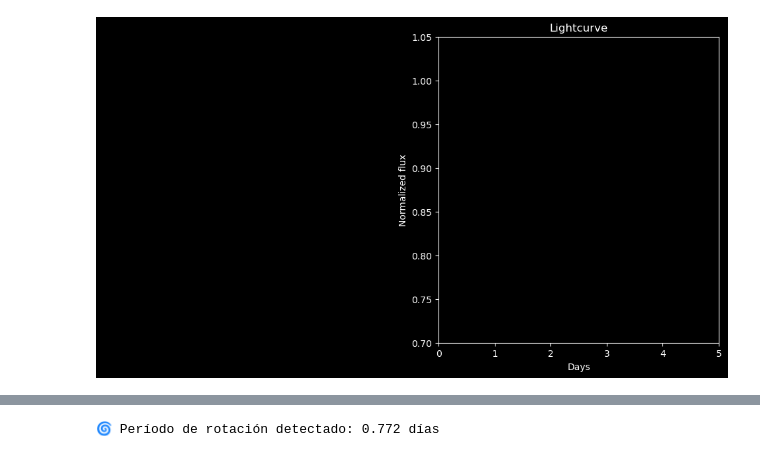
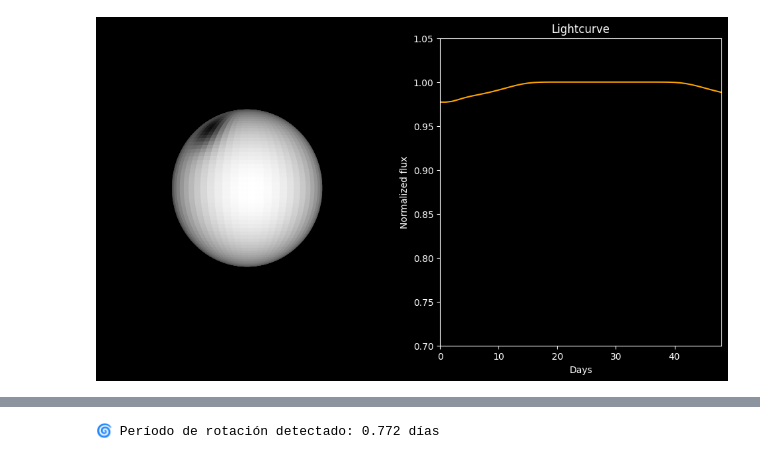
Before and after one commit to Ruben94astro/Tesis, a Jupyter notebook: Function_mod_original.ipynb, the cells around one changed output, grey strips where cells are left out. Drawn from its saved outputs; the diff is of its cells as text; code cells hidden in the pictures.

```diff
--- a/Function_mod_original.ipynb
+++ b/Function_mod_original.ipynb
@@ -11,10 +11,12 @@ from matplotlib import animation
 from sklearn.preprocessing import normalize
 import astropy.units as u
 
+
 # Stellar parameters
 r = 1* u.R_sun
-res = 200
+res = 60
 constant = 0.8  # limb darkening coefficient
+rotation_period = 1* u.day
 
 #creating angles
 theta = np.linspace(0, 2*np.pi, res)
@@ -31,28 +33,24 @@ z = r * np.cos(phi_mesh)
 gray_texture = np.ones((res, res))  # intensidad 1 = blanco
 
 # parameters position of the spot
-spot_theta_deg = 0#------>Longitude
-spot_phi_deg = 45#------>Latitude
+spot_theta_deg = 0 #------>Longitude
+spot_phi_deg = 40 #------>Latitude
 spot_radius_deg = 25
 
-#Parameter of differential rotation
-omega_eq =   2.9*np.pi   # angular velocity in equator
-delta_omega = 0.5 * np.pi  # Difference between equator and pole
-
 #parameters of how many days periods
-observing_baseline_days = 5 * u.day#----> Observation time
+observing_baseline_days = 1 * u.day#----> Observation time
 cadence_time = 30 * u.minute#----> Cadence
 
 # frames
 total_frames = (observing_baseline_days / cadence_time).decompose().value
-total_frames = int(total_frames)  # Redondear a entero si es necesario
+total_frames = int(total_frames)
 
-
+#Parameter of differential rotation
+relative_shear_coeff = 0.2
 
 # convertion function
 def convertion_radians(degree):
     return np.deg2rad(degree)
-
 
 spot_phi_rad = convertion_radians(spot_phi_deg)
 spot_radius_rad = convertion_radians(spot_radius_deg)
@@ -60,7 +58,7 @@ spot_theta_rad = convertion_radians(spot_theta_deg)
 
 # Point of view of the sphere
 
-elev = 30
+elev = 0
 azim = 0
 
 elev_rad = convertion_radians(elev)
@@ -81,36 +79,22 @@ def limbdarkening(u):
 lineal_darkening = limbdarkening(constant)
 gray_texture *= lineal_darkening
 
-#movement function
-# def get_spot_theta_rad(initial_deg, angular_velocity, frame, total_frames):
-#     initial_rad = np.deg2rad(initial_deg)
-#     delta_theta = angular_velocity * np.pi * frame / total_frames
-#     return initial_rad + delta_theta
 
-def spot_theta(days,initial_rad, spot_phi_rad, omega_eq, delta_omega, total_frames):
+def spot_theta(rotation_period, spot_colatitude, relative_shear, total_frames):
     """
-    Initial position of the spots.
-
     Parameters:
-    - initial_deg: initial position of spot.
-    - spot_phi_rad: latitud of spot(radians)
-    - omega_eq: angular velocity.
-    - delta_omega: difference between velocity in pole and equator.
-    - frame: actual frame.
+    - rotation_period: rotation period of the sta
+    - initial_latitude: latitud of spot(radians)
     - total_frames:.
     Returns:
     - theta in radians.
     """
-    delta_t = days / total_frames
-    time = frame * delta_t
-    #Period will be depends on two peaks of observation
-    # differential rotation
+    latitude = np.pi / 2 - spot_colatitude #------->the spehre latitude is from 0  to 2pi, so in equator the colatitude will be pi?2
+    angular_vel_equa= 2*np.pi*u.rad/rotation_period
+    angular_velocity = angular_vel_equa*(1-relative_shear*np.sin(latitude)**2)
+    return angular_velocity
 
-    omega_phi = omega_eq - delta_omega * np.sin(spot_phi_rad)**2
-    delta_theta = omega_phi * time
-
-    return initial_rad + delta_theta
-
+angular_velocity = spot_theta(rotation_period, spot_phi_rad, relative_shear_coeff, total_frames)
 
 
 def flux_plot(flux):
@@ -130,11 +114,11 @@ def spot_mask(theta_mesh, spot_theta_rad,phi_mesh,spot_phi_rad):
     '''function for creating spot mask, that could change the size and shape of the spot
     using a gaussian function
     '''
-    delta_theta = np.arccos(np.cos(theta_mesh - spot_theta_rad))
+    delta_theta = np.arccos(np.cos(theta_mesh - spot_theta_rad.value))
     delta_phi = np.abs(phi_mesh - spot_phi_rad)
     distance_squared = delta_theta**2 + delta_phi**2
     sigma_squared = (spot_radius_rad / 2)**2
-    return np.exp(-distance_squared / (2 * sigma_squared))
+    return np.exp(-distance_squared / (2* sigma_squared))
 
 
 
@@ -150,7 +134,7 @@ ax_sphere.set_axis_off()
 ax_curve.set_title('Lightcurve', color='white')
 ax_curve.set_xlabel('Days')
 ax_curve.set_ylabel('Normalized flux')
-ax_curve.set_xlim(0, observing_baseline_days.value)
+ax_curve.set_xlim(0, total_frames)
 ax_curve.set_ylim(0.7, 1.05)
 ax_curve.set_facecolor('black')
 line_curve, = ax_curve.plot([], [], color='orange')
@@ -164,15 +148,15 @@ def animate(i):
     ax_sphere.clear()
     ax_sphere.set_axis_off()
     ax_sphere.view_init(elev=elev, azim=azim)
-
-
     texture = np.copy(gray_texture)
 
 
-    spot_theta_motion = spot_theta(days,spot_theta_rad, spot_phi_rad, omega_eq, delta_omega,total_frame)
+
+    spot_theta_motion = (spot_theta_rad + angular_velocity * i*rotation_period.value/total_frames)
 
 
     spot_mask_motion = spot_mask(theta_mesh, spot_theta_motion, phi_mesh, spot_phi_rad)
+
 
     # Aplicar mancha oscura
     texture *= (1 - 0.9 * spot_mask_motion)
@@ -182,24 +166,27 @@ def animate(i):
     #surf = ax_sphere.plot_surface(x, y, z, rstride=1, cstride=1, facecolors=texture, shade=False)
     surf = ax_sphere.plot_surface(x, y, z, rstride=1, cstride=1, facecolors=plt.cm.gray(texture), shade=False)
 
-    visible = mu > 0
-    total_flux = np.sum(texture[visible])
+    # visible = mu > 0
+    # total_flux = np.sum(texture[visible])
+    total_flux = np.sum(texture)
+
     fluxes.append(total_flux)
 
     #Normalizar e ingresar a la curva
     fluxes_normalized = normalize([fluxes], norm="max")[0]
-    line_curve.set_data(np.arange(len(fluxes))*days/total_frame, fluxes_normalized)
+    line_curve.set_data(np.arange(len(fluxes)), fluxes_normalized)
     #line_curve.set_data(np.arange(len(fluxes)), fluxes)
 
     #return [surf, line_curve]
 
-    print(f"Procesando frame {i+1}/{total_frame}", end='\r')  # -------> to see the process
+    print(f"Procesando frame {i+1}/{total_frames}", end='\r')  # -------> to see the process
+    #print('\n')
+    #print(f"Frame {i}: spot_theta = {np.rad2deg(spot_theta_motion):.2f}°")
 
 
     return[surf, line_curve]
 
-
 ani = animation.FuncAnimation(fig, animate, frames=total_frames, interval=60, blit=False,repeat =False)
-ani.save('spot_high_period.gif', writer='ffmpeg', fps=20)
+ani.save('ex.gif', writer='ffmpeg', fps=20)
 plt.show()
 # %% [output]
@@ -210 +194 @@ NameError: name 'days' is not defined
-[figure, old version]
+[figure, new version]
```
Also changed, not shown: parts of 7 cells of this notebook.
